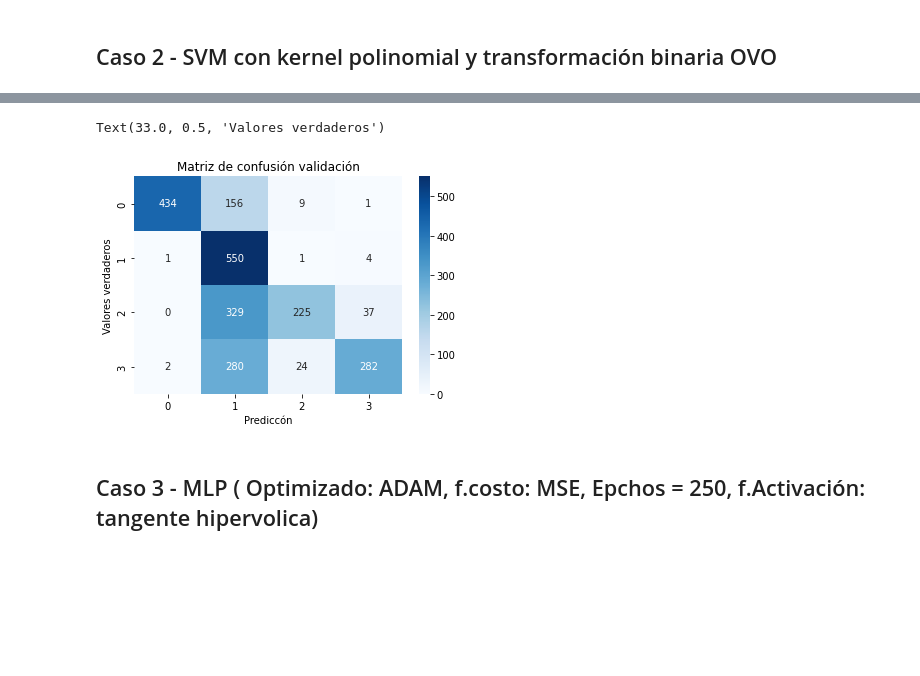
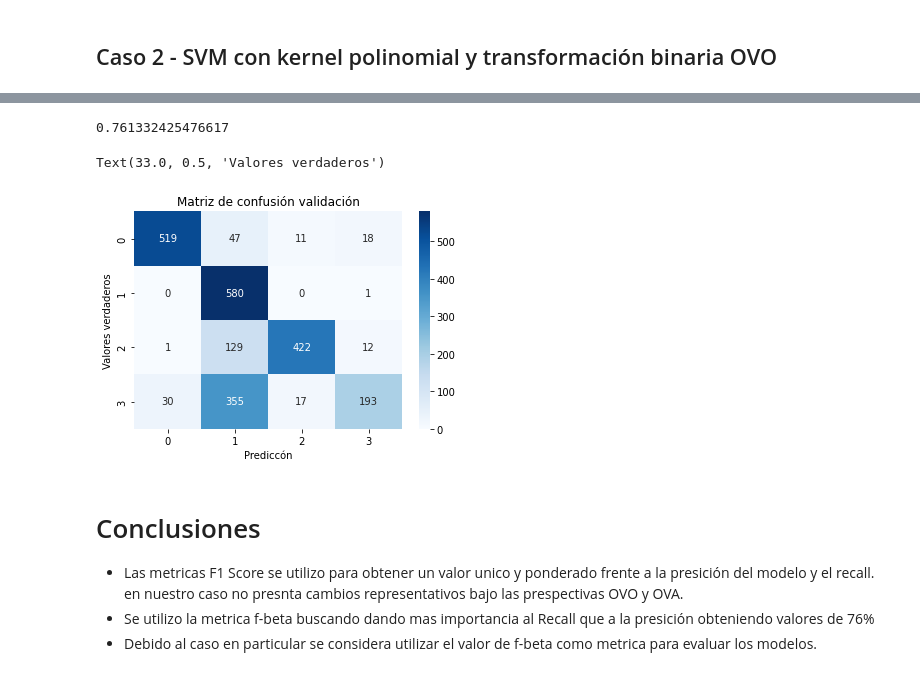
Before and after one commit to jmrmontano/Javeriana_RP_RegresionLineal_Multiple, a Jupyter notebook: datalab/SVM poly.ipynb, the cells around one changed output, grey strips where cells are left out. Saved outputs shown, nothing was run; the diff lists cells and outputs as text; code cells hidden in the pictures; blank space fills up the shorter version.

```diff
--- a/datalab/SVM poly.ipynb
+++ b/datalab/SVM poly.ipynb
@@ -249,10 +199,10 @@ X_val = scaler.fit_transform(X_val)
 # %%
 # Aplicación del clasificador datos de entrenamiento
 
-model_1 = svm.SVC(kernel='poly',decision_function_shape='ovr', degree=3)
+model_1 = svm.SVC(kernel='poly',decision_function_shape='ovr', degree=3, C=2, gamma='auto')
 model_1.fit(X_train, y_train)
-model_2 = svm.SVC(kernel='poly',decision_function_shape='ovr', degree=4)
+model_2 = svm.SVC(kernel='poly',decision_function_shape='ovr', degree=4, C=2, gamma='auto')
 model_2.fit(X_train, y_train)
-model_3 = svm.SVC(kernel='poly',decision_function_shape='ovr', degree=6)
+model_3 = svm.SVC(kernel='poly',decision_function_shape='ovr', degree=6, C=2, gamma='auto')
 model_3.fit(X_train, y_train)
 # %% [output]
@@ -324,3 +278,3 @@ Model 6 :  0.45310492505353317
 # %%
-y_pred_2 = model_2.predict(X_val)
+y_pred_2 = model_2.predict(X_test)
 # %%
@@ -341,16 +295,24 @@ weighted avg       0.79      0.64      0.64      2335
+# %%
+fbeta_score(y_test, y_pred, average='macro', beta=0.5)
+# %% [output]
+0.761332425476617
 # %%
 # Matrix de confusion - Datos de validacion
 
-cm2 = confusion_matrix(y_val, y_pred_2, labels=[0,1,2,3])
+cm2 = confusion_matrix(y_test, y_pred_2, labels=[0,1,2,3])
 ax = plt.subplot()
 sns.heatmap(cm2, annot=True, ax = ax, cmap='Blues', fmt="d")
 
 ax.set_title('Matriz de confusión validación')
 
 ax.set_xlabel('Prediccón')
 ax.set_ylabel('Valores verdaderos')
 # %% [output]
 Text(33.0, 0.5, 'Valores verdaderos')
-[figure, old version]
+[figure, new version]
-# %% [markdown]
-## Caso 3 - MLP ( Optimizado: ADAM, f.costo: MSE, Epchos = 250, f.Activación: tangente hipervolica)
+# %% [markdown]
+# Conclusiones
+
+- Las metricas F1 Score se utilizo para obtener un valor unico y ponderado frente a la presición del modelo y el recall. en nuestro caso no presnta cambios representativos bajo las prespectivas OVO y OVA.
+- Se utilizo la metrica f-beta buscando dando mas importancia al Recall que a la presición obteniendo valores de 76%
+- Debido al caso en particular se considera utilizar el valor de f-beta como metrica para evaluar los modelos.
```
Also changed, not shown: parts of 20 cells of this notebook, 2 other files.
